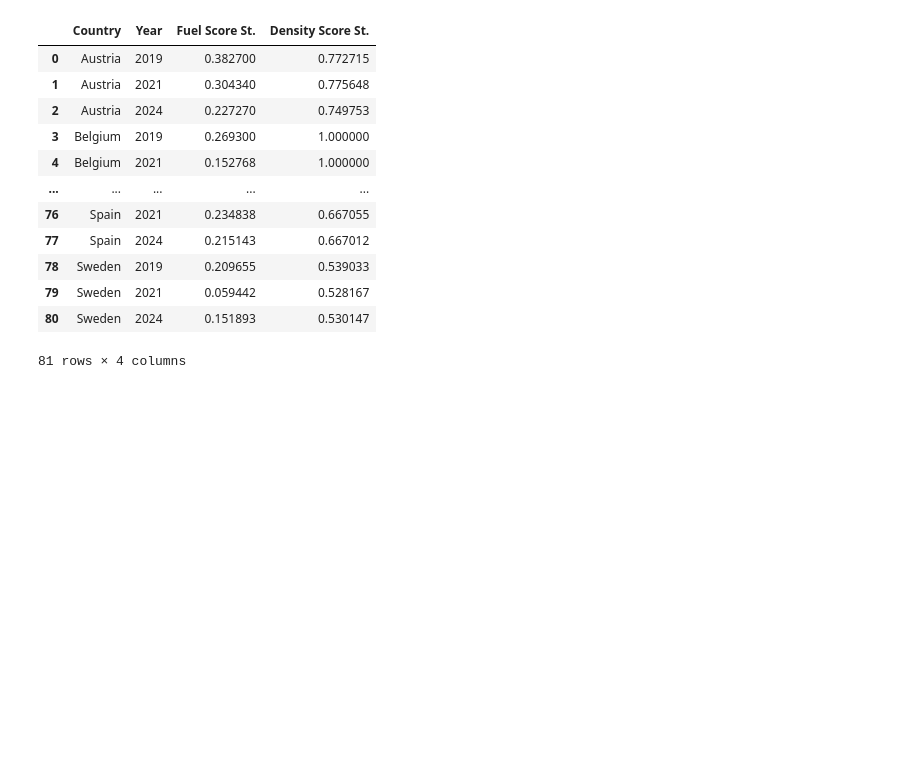
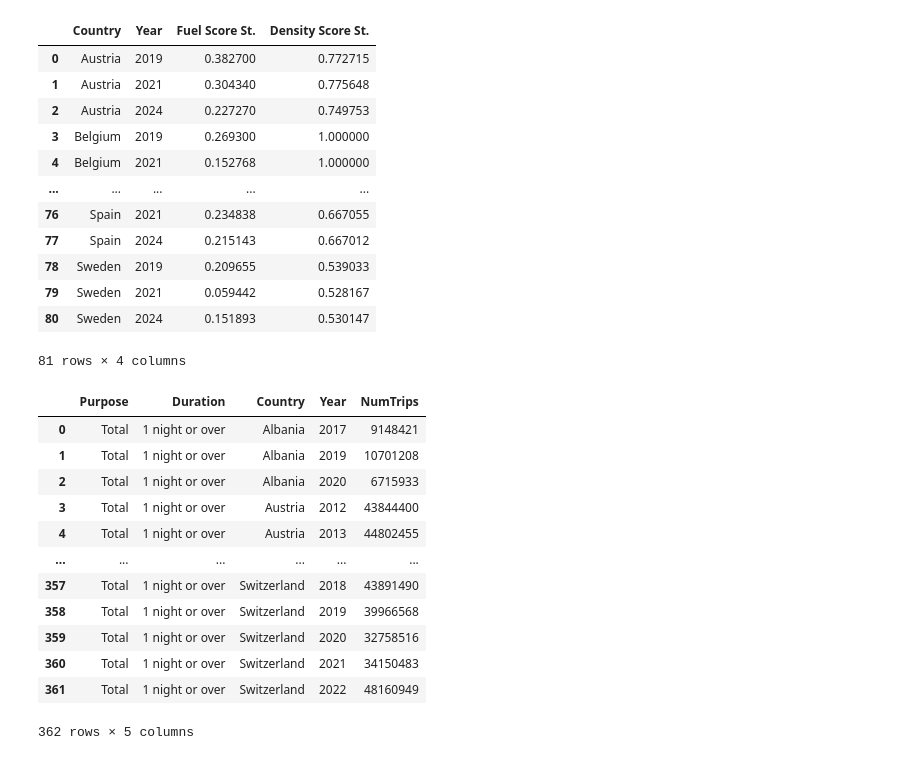
Before and after one commit to swbehan/RoadQualityWork, a Jupyter notebook: datasets/preprocessed-datasets/recommender_model.ipynb, the cells around one changed output. Saved outputs shown, nothing was run; the diff lists cells and outputs as text; code cells hidden in the pictures; blank space fills up the shorter version.

```diff
--- a/datasets/preprocessed-datasets/recommender_model.ipynb
+++ b/datasets/preprocessed-datasets/recommender_model.ipynb
@@ -40,3 +38,19 @@ if df_merged_standardized[["Year"]] == 2019:
 | 79 | Sweden | 2021 | 0.059442 | 0.528167 |
 | 80 | Sweden | 2024 | 0.151893 | 0.530147 |
 81 rows × 4 columns
+# %%
+final_1plus_df
+# %% [output]
+|  | Purpose | Duration | Country | Year | NumTrips |
+| 0 | Total | 1 night or over | Albania | 2017 | 9148421 |
+| 1 | Total | 1 night or over | Albania | 2019 | 10701208 |
+| 2 | Total | 1 night or over | Albania | 2020 | 6715933 |
+| 3 | Total | 1 night or over | Austria | 2012 | 43844400 |
+| 4 | Total | 1 night or over | Austria | 2013 | 44802455 |
+| ... | ... | ... | ... | ... | ... |
+| 357 | Total | 1 night or over | Switzerland | 2018 | 43891490 |
+| 358 | Total | 1 night or over | Switzerland | 2019 | 39966568 |
+| 359 | Total | 1 night or over | Switzerland | 2020 | 32758516 |
+| 360 | Total | 1 night or over | Switzerland | 2021 | 34150483 |
+| 361 | Total | 1 night or over | Switzerland | 2022 | 48160949 |
+362 rows × 5 columns
```
Also changed, not shown: parts of 4 cells of this notebook, 1 other file.
